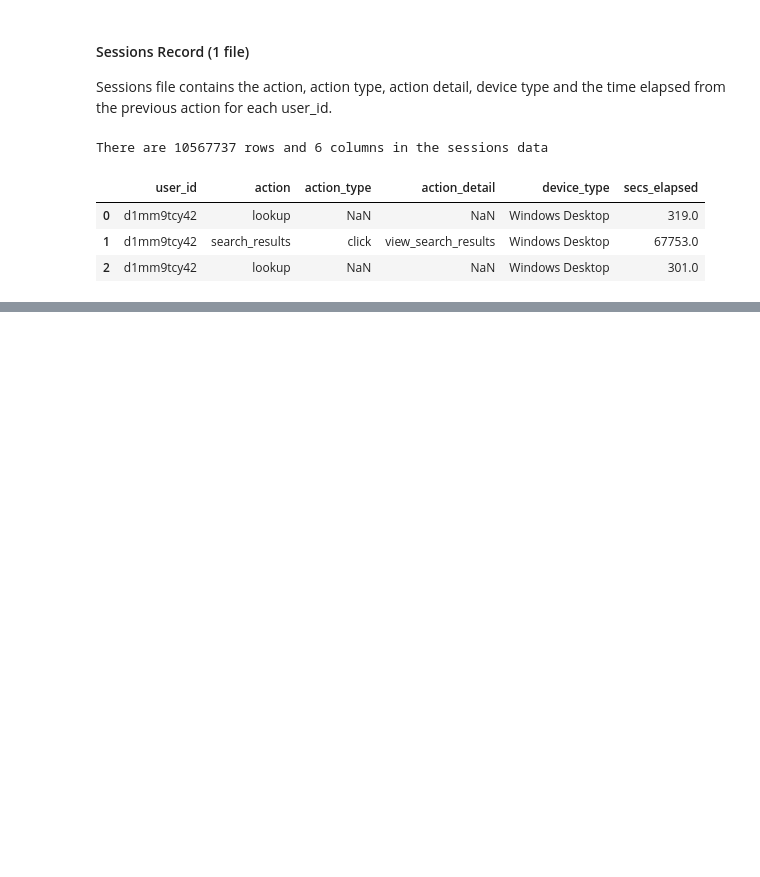
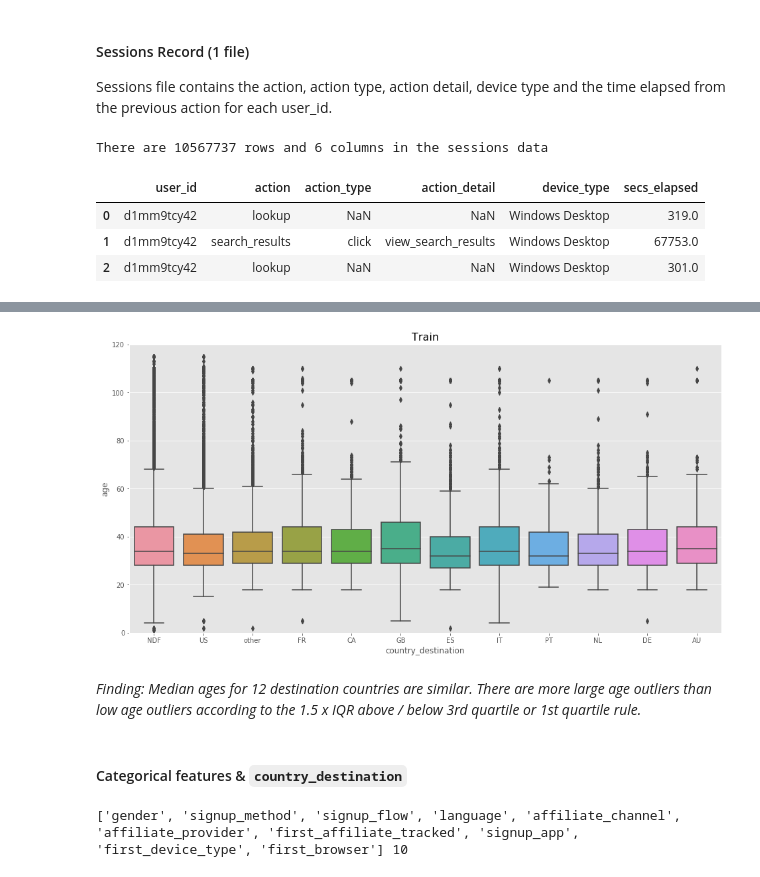
Before and after one commit to xingliuUT/History-Kaggle-Airbnb, a Jupyter notebook: solution.ipynb, the cells around one changed output, grey strips where cells are left out. Drawn from its saved outputs; the diff is of its cells as text; code cells hidden in the pictures; blank space fills up the shorter version.

```diff
--- a/solution.ipynb
+++ b/solution.ipynb
@@ -164,0 +250,17 @@ sessions_data.head(3)
+# %%
+fig, ax = plt.subplots(figsize = (16, 8))
+sns.boxplot(x = 'country_destination', y = 'age', data = train_users_data);
+ax.set_ylim((0, 120));
+ax.set_title('Train', fontsize = 16);
+# %% [output]
+[figure, added]
+# %% [markdown]
+*Finding: Median ages for 12 destination countries are similar. There are more large age outliers than low age outliers according to the 1.5 x IQR above / below 3rd quartile or 1st quartile rule.*
+# %% [markdown]
+#### Categorical features & `country_destination`
+# %%
+cat_features = train_users_data.columns.tolist()
+cat_features = [i for i in cat_features if i not in ('country_destination', 'id', 'age', 'date_account_created', 'timestamp_first_active', 'date_first_booking')]
+print(cat_features)
+# %% [output]
+['gender', 'signup_method', 'signup_flow', 'language', 'affiliate_channel', 'affiliate_provider', 'first_affiliate_tracked', 'signup_app', 'first_device_type', 'first_browser'] 10
```
Also changed, not shown: parts of 37 cells of this notebook.
